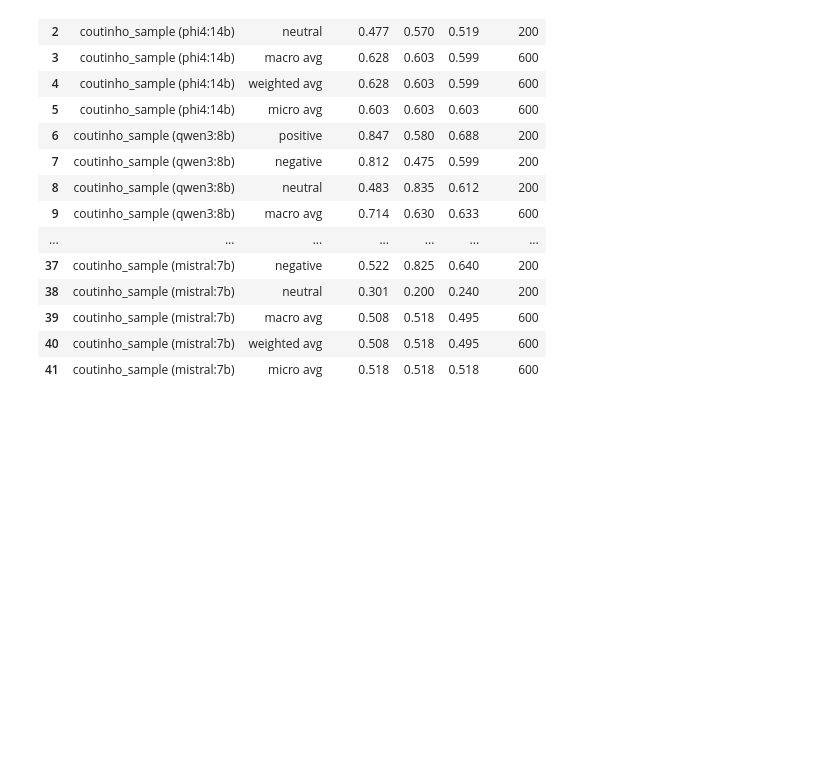
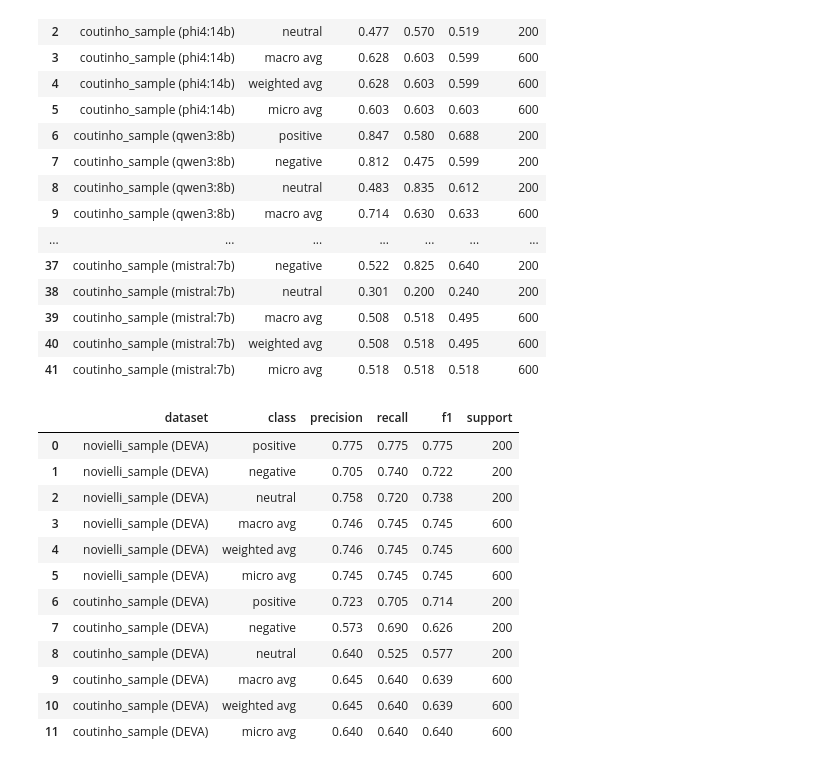
Before and after one commit to davidmrc6/bep, a Jupyter notebook: notebooks/main.ipynb, the cells around one changed output. Cells and saved outputs as stored; diff of their text form; code cells hidden in the pictures; blank space fills up the shorter version.

```diff
--- a/notebooks/main.ipynb
+++ b/notebooks/main.ipynb
@@ -485,14 +488,15 @@ def classify_with_cache(texts, model: str) -> list[str]:
     save_cache(model, results)
     return labels
 # %%
-df_sample = sample_balanced(df_novielli)
+df_sample_nov = sample_balanced(df_novielli)
+write_deva_input(df_sample_nov, '../input/deva/nov_gh_sample.txt')
 
 for model in MODELS:
     col = f"{model}_polarity"
     print(f"\n--- Running {model} ---")
-    df_sample[col] = classify_with_cache(df_sample["text"].tolist(), model)
-    n_errors = (df_sample[col] == "error").sum()
-    n_unknown = (df_sample[col] == "unknown").sum()
+    df_sample_nov[col] = classify_with_cache(df_sample_nov["text"].tolist(), model)
+    n_errors = (df_sample_nov[col] == "error").sum()
+    n_unknown = (df_sample_nov[col] == "unknown").sum()
     print(f"  Errors: {n_errors}, Unknown: {n_unknown}")
 # %% [output]
 --- Running phi4:14b ---
@@ -620,3 +625,39 @@ metrics_llm
 | 39 | coutinho_sample (mistral:7b) | macro avg | 0.508 | 0.518 | 0.495 | 600 |
 | 40 | coutinho_sample (mistral:7b) | weighted avg | 0.508 | 0.518 | 0.495 | 600 |
 | 41 | coutinho_sample (mistral:7b) | micro avg | 0.518 | 0.518 | 0.518 | 600 |
+# %%
+df_deva_novielli_sampled = parse_deva_output(DEVA_OUTPUT_DIR / "nov_out_sampled.txt", "novielli")
+df_deva_novielli_sampled['deva_polarity'] = df_deva_novielli_sampled['valence'].apply(valence_to_polarity)
+
+df_deva_coutinho_sampled = parse_deva_output(DEVA_OUTPUT_DIR / "cou_out_sampled.txt", "coutinho")
+df_deva_coutinho_sampled['deva_polarity'] = df_deva_coutinho_sampled['valence'].apply(valence_to_polarity)
+
+# Novielli sample: merge DEVA results with gold labels
+df_nov_sample_labels = df_sample_nov[['id', 'polarity']].copy()
+df_nov_sample_labels['id'] = df_nov_sample_labels['id'].astype(str)
+df_merged_nov_sample = merge_with_gold(df_deva_novielli_sampled, df_nov_sample_labels)
+
+# Coutinho sample: merge DEVA results with gold labels
+df_cou_sample_labels = df_sample_cou[['id', 'polarity']].copy()
+df_cou_sample_labels['id'] = df_cou_sample_labels['id'].astype(str)
+df_merged_cou_sample = merge_with_gold(df_deva_coutinho_sampled, df_cou_sample_labels)
+
+# Compute metrics
+metrics_deva_nov_sample = compute_metrics(df_merged_nov_sample, 'novielli_sample (DEVA)')
+metrics_deva_cou_sample = compute_metrics(df_merged_cou_sample, 'coutinho_sample (DEVA)')
+
+pd.concat([metrics_deva_nov_sample, metrics_deva_cou_sample], ignore_index=True).round(3)
+# %% [output]
+|  | dataset | class | precision | recall | f1 | support |
+| 0 | novielli_sample (DEVA) | positive | 0.775 | 0.775 | 0.775 | 200 |
+| 1 | novielli_sample (DEVA) | negative | 0.705 | 0.740 | 0.722 | 200 |
+| 2 | novielli_sample (DEVA) | neutral | 0.758 | 0.720 | 0.738 | 200 |
+| 3 | novielli_sample (DEVA) | macro avg | 0.746 | 0.745 | 0.745 | 600 |
+| 4 | novielli_sample (DEVA) | weighted avg | 0.746 | 0.745 | 0.745 | 600 |
+| 5 | novielli_sample (DEVA) | micro avg | 0.745 | 0.745 | 0.745 | 600 |
+| 6 | coutinho_sample (DEVA) | positive | 0.723 | 0.705 | 0.714 | 200 |
+| 7 | coutinho_sample (DEVA) | negative | 0.573 | 0.690 | 0.626 | 200 |
+| 8 | coutinho_sample (DEVA) | neutral | 0.640 | 0.525 | 0.577 | 200 |
+| 9 | coutinho_sample (DEVA) | macro avg | 0.645 | 0.640 | 0.639 | 600 |
+| 10 | coutinho_sample (DEVA) | weighted avg | 0.645 | 0.640 | 0.639 | 600 |
+| 11 | coutinho_sample (DEVA) | micro avg | 0.640 | 0.640 | 0.640 | 600 |
```
Also changed, not shown: parts of 8 cells of this notebook.
